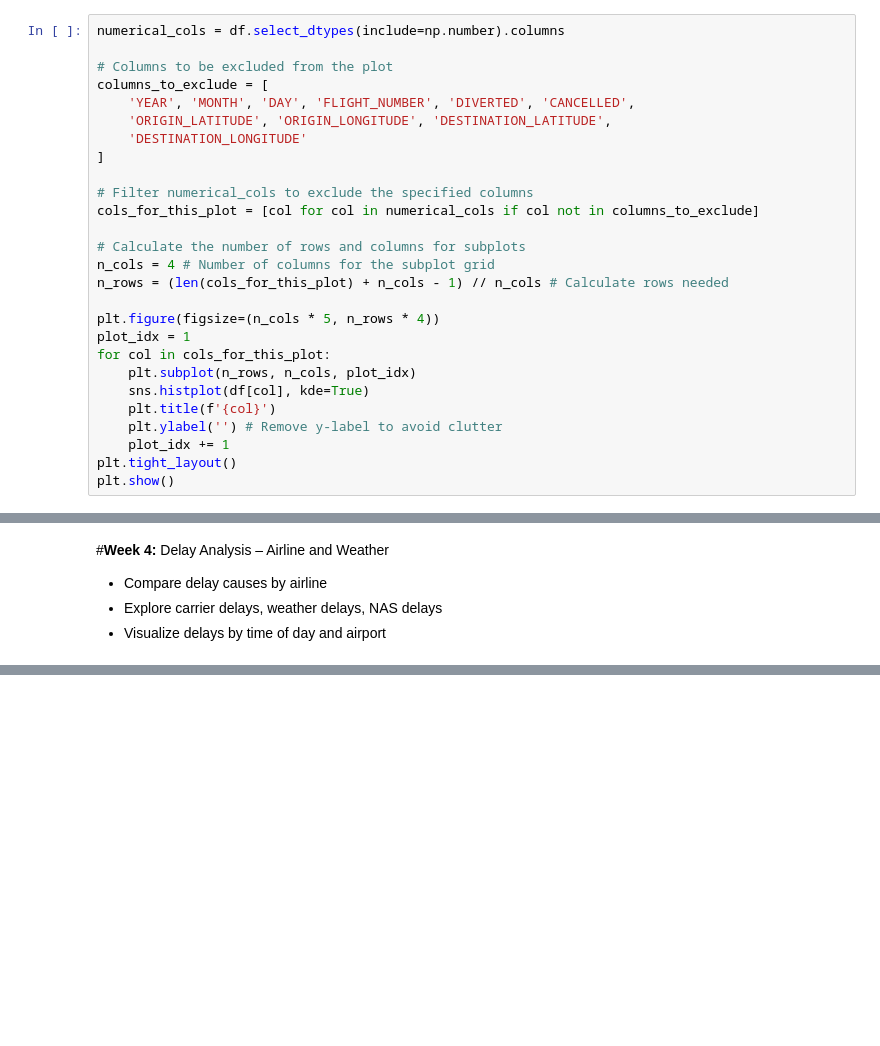
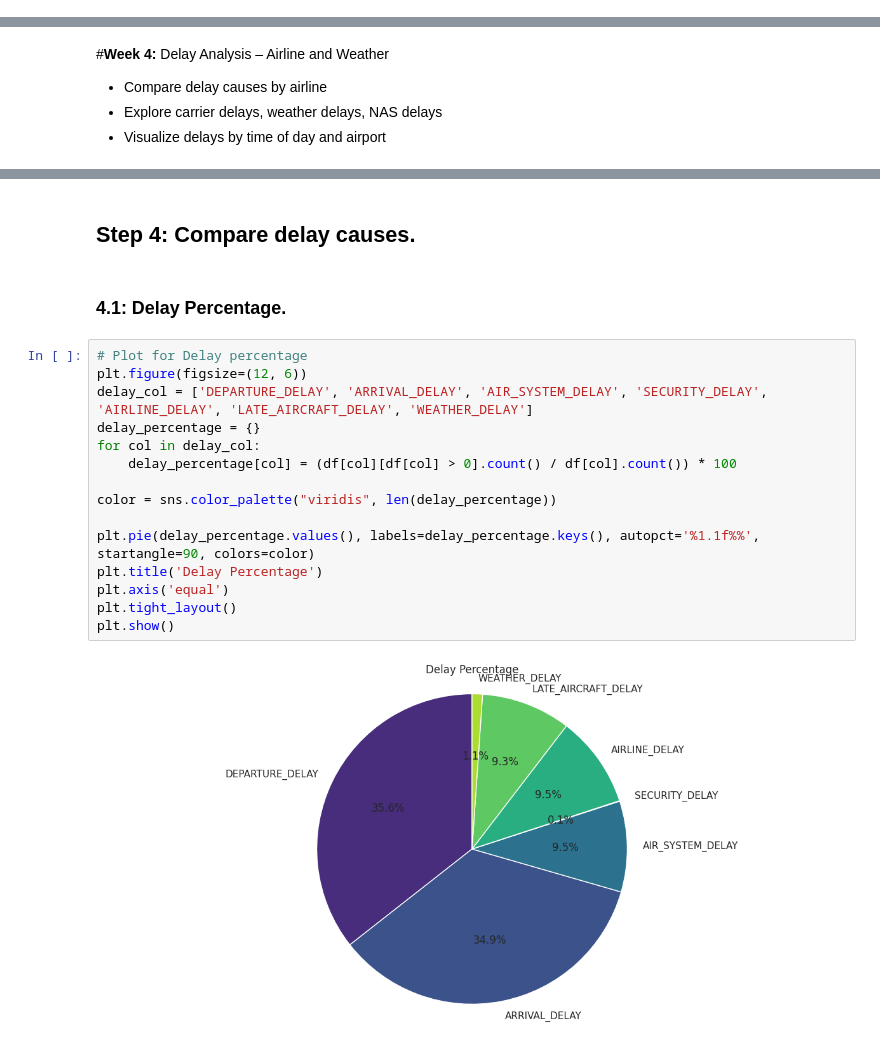
Before and after one commit to ryadavnitb/Batch-7, a Jupyter notebook: Infosys_Internship_Visual_Exploration_&_Delay_Trends.ipynb, the cells around one changed output, grey strips where cells are left out. Drawn from its saved outputs; the diff is of its cells as text; blank space fills up the shorter version.

Commit message:
Added Delay Analysis

```diff
--- a/Infosys_Internship_Visual_Exploration_&_Delay_Trends.ipynb
+++ b/Infosys_Internship_Visual_Exploration_&_Delay_Trends.ipynb
@@ -122,27 +75,0 @@ Overall, the plots are crucial for identifying data ranges, central tendencies,
-# %%
-numerical_cols = df.select_dtypes(include=np.number).columns
-
-# Columns to be excluded from the plot
-columns_to_exclude = [
-    'YEAR', 'MONTH', 'DAY', 'FLIGHT_NUMBER', 'DIVERTED', 'CANCELLED',
-    'ORIGIN_LATITUDE', 'ORIGIN_LONGITUDE', 'DESTINATION_LATITUDE',
-    'DESTINATION_LONGITUDE'
-]
-
-# Filter numerical_cols to exclude the specified columns
-cols_for_this_plot = [col for col in numerical_cols if col not in columns_to_exclude]
-
-# Calculate the number of rows and columns for subplots
-n_cols = 4 # Number of columns for the subplot grid
-n_rows = (len(cols_for_this_plot) + n_cols - 1) // n_cols # Calculate rows needed
-
-plt.figure(figsize=(n_cols * 5, n_rows * 4))
-plot_idx = 1
-for col in cols_for_this_plot:
-    plt.subplot(n_rows, n_cols, plot_idx)
-    sns.histplot(df[col], kde=True)
-    plt.title(f'{col}')
-    plt.ylabel('') # Remove y-label to avoid clutter
-    plot_idx += 1
-plt.tight_layout()
-plt.show()
@@ -669,0 +455,21 @@ This box plot visualizes flight distances per airline:
+# %% [markdown]
+## Step 4: Compare delay causes.
+# %% [markdown]
+### 4.1: Delay Percentage.
+# %%
+# Plot for Delay percentage
+plt.figure(figsize=(12, 6))
+delay_col = ['DEPARTURE_DELAY', 'ARRIVAL_DELAY', 'AIR_SYSTEM_DELAY', 'SECURITY_DELAY', 'AIRLINE_DELAY', 'LATE_AIRCRAFT_DELAY', 'WEATHER_DELAY']
+delay_percentage = {}
+for col in delay_col:
+    delay_percentage[col] = (df[col][df[col] > 0].count() / df[col].count()) * 100
+
+color = sns.color_palette("viridis", len(delay_percentage))
+
+plt.pie(delay_percentage.values(), labels=delay_percentage.keys(), autopct='%1.1f%%', startangle=90, colors=color)
+plt.title('Delay Percentage')
+plt.axis('equal')
+plt.tight_layout()
+plt.show()
+# %% [output]
+[figure, added]
```
Also changed, not shown: parts of 39 cells of this notebook.
